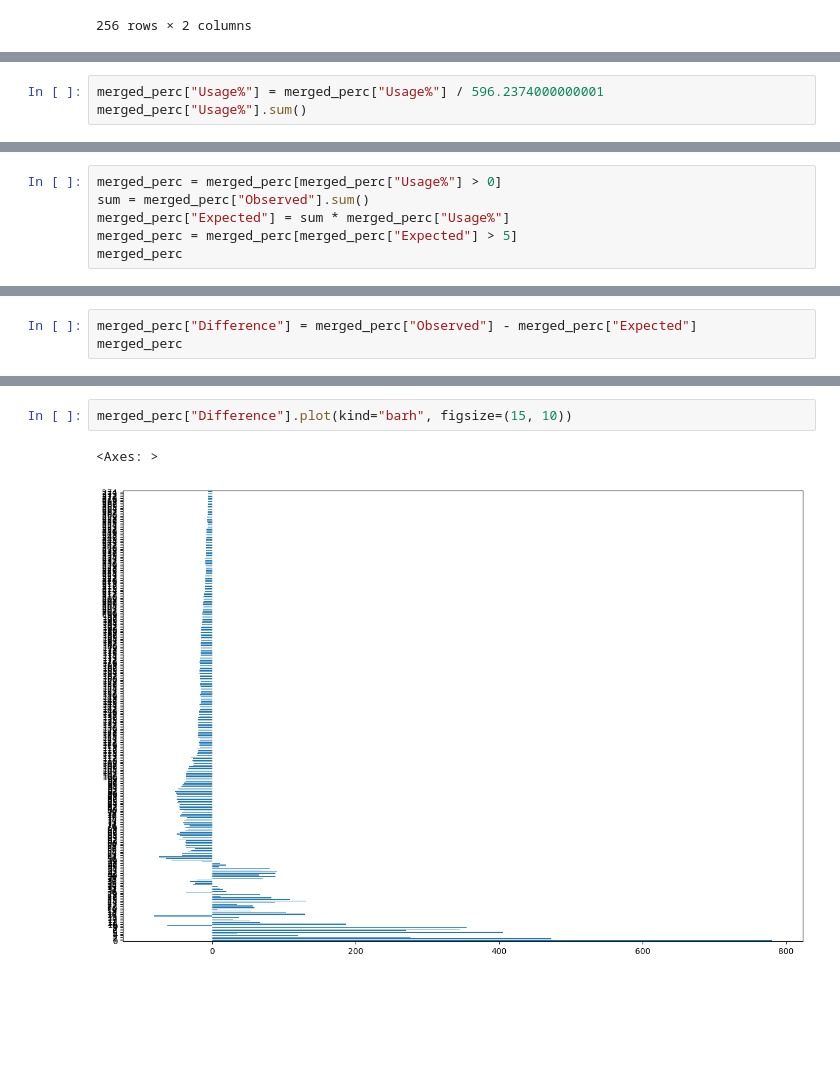
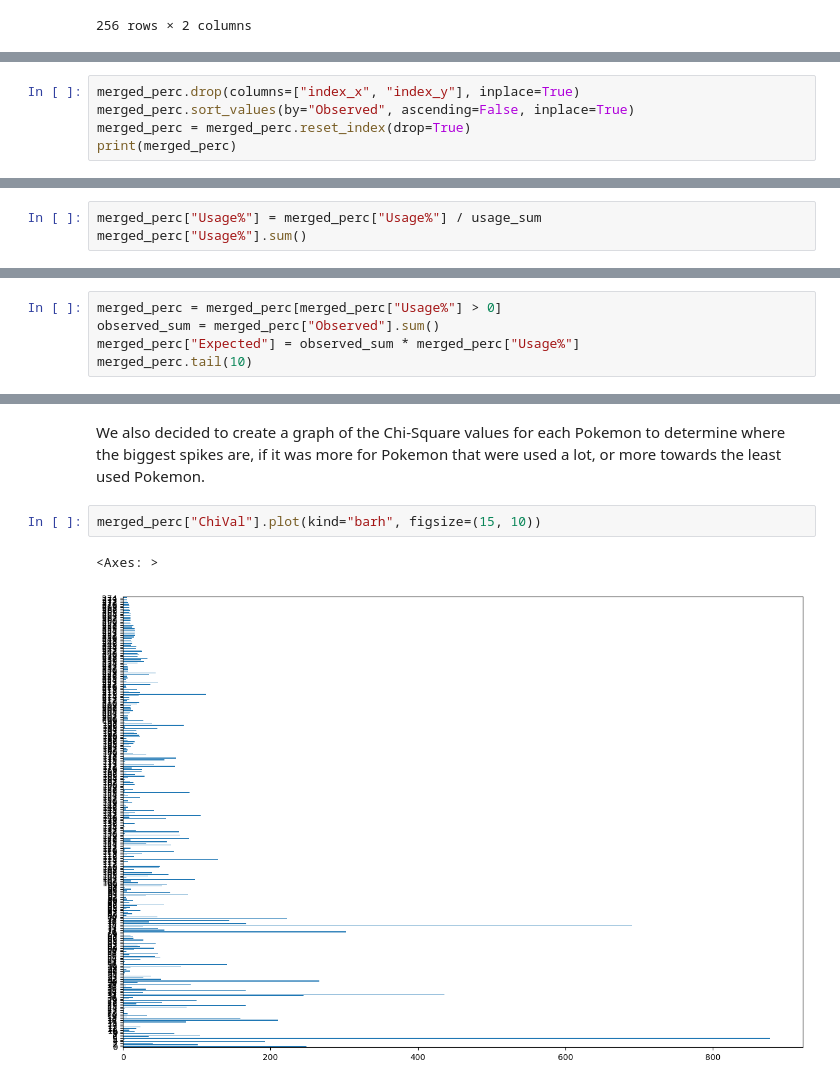
Before and after one commit to jrgo7/csmodel-mco, a Jupyter notebook: GoodnessOfFit.ipynb, the cells around one changed output, grey strips where cells are left out. Cells and saved outputs as stored; diff of their text form; blank space fills up the shorter version.

```diff
--- a/GoodnessOfFit.ipynb
+++ b/GoodnessOfFit.ipynb
@@ -88,0 +102,5 @@ np.float64(0.049889925833333335)
+# %%
+merged_perc.drop(columns=["index_x", "index_y"], inplace=True)
+merged_perc.sort_values(by="Observed", ascending=False, inplace=True)
+merged_perc = merged_perc.reset_index(drop=True)
+print(merged_perc)
@@ -89,4 +124,4 @@ np.float64(0.049889925833333335)
 # %%
-merged_perc["Usage%"] = merged_perc["Usage%"] / 596.2374000000001
+merged_perc["Usage%"] = merged_perc["Usage%"] / usage_sum
 merged_perc["Usage%"].sum()
 # %% [output]
@@ -98,7 +131,6 @@ np.float64(0.9999999999999997)
 # %%
 merged_perc = merged_perc[merged_perc["Usage%"] > 0]
-sum = merged_perc["Observed"].sum()
-merged_perc["Expected"] = sum * merged_perc["Usage%"]
-merged_perc = merged_perc[merged_perc["Expected"] > 5]
-merged_perc
+observed_sum = merged_perc["Observed"].sum()
+merged_perc["Expected"] = observed_sum * merged_perc["Usage%"]
+merged_perc.tail(10)
 # %% [output]
@@ -142,4 +161 @@ Chi-square statistic: 3340.798475564692
 p-value: 0.0
-# %%
-merged_perc["Difference"] = merged_perc["Observed"] - merged_perc["Expected"]
-merged_perc
@@ -174,5 +181,7 @@ merged_perc.sort_values(by="ChiVal", ascending=False).head(10)
+# %% [markdown]
+We also decided to create a graph of the Chi-Square values for each Pokemon to determine where the biggest spikes are, if it was more for Pokemon that were used a lot, or more towards the least used Pokemon.
 # %%
-merged_perc["Difference"].plot(kind="barh", figsize=(15, 10))
+merged_perc["ChiVal"].plot(kind="barh", figsize=(15, 10))
 # %% [output]
 <Axes: >
-[figure, old version]
+[figure, new version]
```
Also changed, not shown: parts of 31 cells of this notebook.
